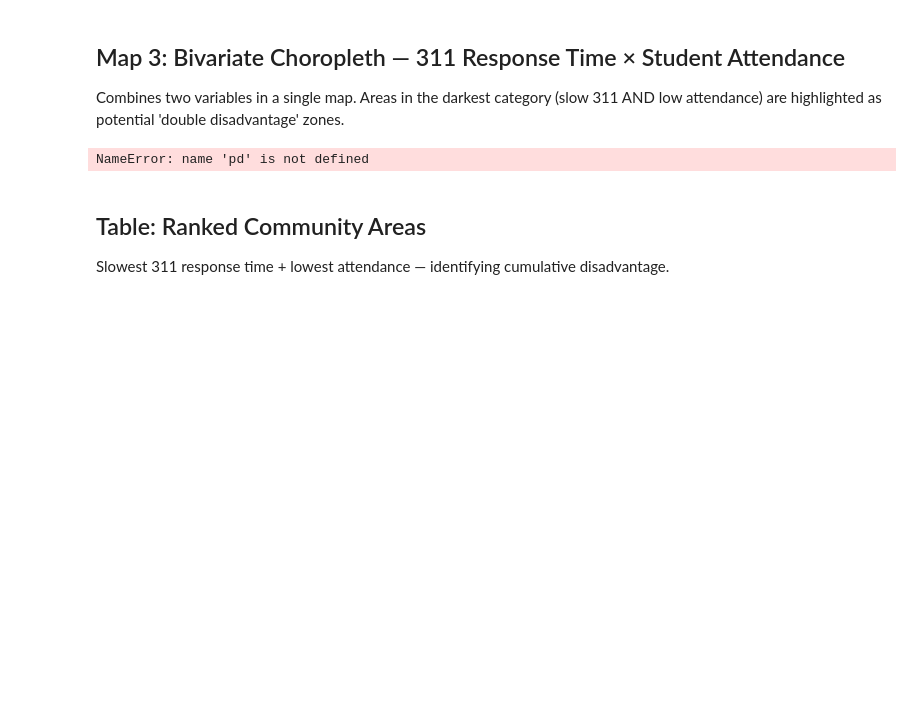
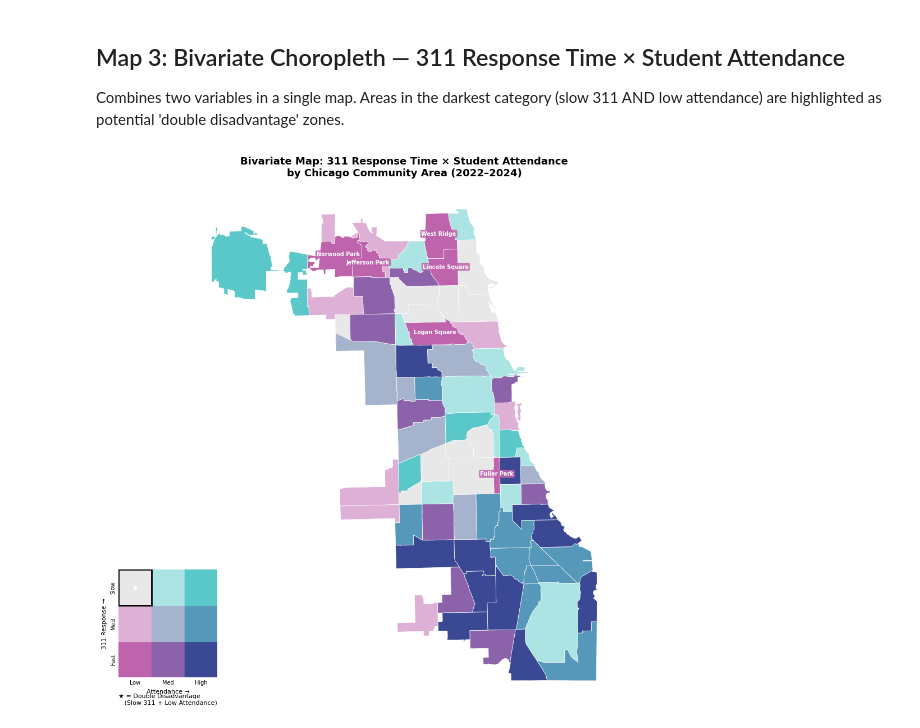
Before and after one commit to yiwang43/spatial-edu-inequality, a Jupyter notebook: maps_spatial_analysis.ipynb, the cells around one changed output. Cells and saved outputs as stored; diff of their text form; code cells hidden in the pictures; blank space fills up the shorter version.

```diff
--- a/maps_spatial_analysis.ipynb
+++ b/maps_spatial_analysis.ipynb
@@ -250,106 +252,84 @@ Saved: map_02_four_panel_overview.png
 ## Map 3: Bivariate Choropleth — 311 Response Time × Student Attendance
 Combines two variables in a single map. Areas in the darkest category (slow 311 AND low attendance) are highlighted as potential 'double disadvantage' zones.
 # %%
-# ── Bivariate choropleth setup ────────────────────────────────────────────────
-# Classify each variable into 3 quantile bins (low / medium / high)
+#  Bivariate choropleth setup
 gdf_merged['bin_311'] = pd.qcut(
-    gdf_merged['log_311_response'], q=3, labels=[0, 1, 2]   # 0=fast, 2=slow
+    gdf_merged['log_311_response'], q=3, labels=[0, 1, 2]
 ).astype(float)
 
 gdf_merged['bin_att'] = pd.qcut(
-    gdf_merged['cps_student_attendance'], q=3, labels=[2, 1, 0]  # 0=low att, 2=high att
+    gdf_merged['cps_student_attendance'], q=3, labels=[2, 1, 0]
 ).astype(float)
 
-# Combined bivariate class (0–8), with NaN handling
 gdf_merged['bivar_class'] = (
     gdf_merged['bin_311'].fillna(-1) * 3 + gdf_merged['bin_att'].fillna(-1)
 ).where(gdf_merged['bin_311'].notna() & gdf_merged['bin_att'].notna(), other=np.nan)
 
-# ── 3×3 bivariate color matrix ────────────────────────────────────────────────
-# Rows = 311 speed (0=fast→2=slow), Cols = Attendance (0=low→2=high)
-# Red corner (2,0) = slow 311 + low attendance = double disadvantage
 bivar_colors = {
-    0.0: '#e8e8e8',   # fast 311, low att  (grey-white)
-    1.0: '#ace4e4',   # fast 311, med att
-    2.0: '#5ac8c8',   # fast 311, high att (teal)
-    3.0: '#dfb0d6',   # med 311,  low att
-    4.0: '#a5b3cc',   # med 311,  med att
-    5.0: '#5698b9',   # med 311,  high att
-    6.0: '#be64ac',   # slow 311, low att  — DOUBLE DISADVANTAGE (purple)
-    7.0: '#8c62aa',   # slow 311, med att
-    8.0: '#3b4994',   # slow 311, high att (dark blue)
+    0.0: '#e8e8e8', 1.0: '#ace4e4', 2.0: '#5ac8c8',
+    3.0: '#dfb0d6', 4.0: '#a5b3cc', 5.0: '#5698b9',
+    6.0: '#be64ac', 7.0: '#8c62aa', 8.0: '#3b4994',
 }
 
 gdf_merged['bivar_color'] = gdf_merged['bivar_class'].map(bivar_colors).fillna('#d3d3d3')
 
-# ── Plot ──────────────────────────────────────────────────────────────────────
+#  Plot
 fig, ax = plt.subplots(figsize=(11, 12))
 
-gdf_merged.plot(
-    color=gdf_merged['bivar_color'],
-    linewidth=0.5,
-    edgecolor='white',
-    ax=ax
-)
+gdf_merged.plot(color=gdf_merged['bivar_color'], linewidth=0.5, edgecolor='white', ax=ax)
 
-# Annotate double-disadvantage areas (class 6 = slow 311 + low attendance)
 double_dis = gdf_merged[gdf_merged['bivar_class'] == 6.0]
 for _, row in double_dis.iterrows():
     centroid = row['geometry'].centroid
     ax.annotate(
         row['community_area_name'].title(),
         xy=(centroid.x, centroid.y),
-        fontsize=7,
-        ha='center',
-        color='white',
-        fontweight='bold',
+        fontsize=7, ha='center', color='white', fontweight='bold',
         bbox=dict(boxstyle='round,pad=0.2', fc='#be64ac', alpha=0.85, ec='none')
     )
 
 ax.set_title(
     'Bivariate Map: 311 Response Time × Student Attendance\nby Chicago Community Area (2022–2024)',
     fontsize=13, fontweight='bold', pad=12
 )
 ax.axis('off')
 
 # ── Legend (3×3 grid inset) ───────────────────────────────────────────────────
-legend_ax = fig.add_axes([0.12, 0.08, 0.18, 0.18])   # [left, bottom, width, height]
+legend_ax = fig.add_axes([0.05, 0.15, 0.16, 0.16])  # raised bottom, slightly smaller
 legend_matrix = np.array([
-    [bivar_colors[6.0], bivar_colors[7.0], bivar_colors[8.0]],  # slow 311
+    [bivar_colors[6.0], bivar_colors[7.0], bivar_colors[8.0]],  # slow 311 (top row)
     [bivar_colors[3.0], bivar_colors[4.0], bivar_colors[5.0]],  # med 311
-    [bivar_colors[0.0], bivar_colors[1.0], bivar_colors[2.0]],  # fast 311
+    [bivar_colors[0.0], bivar_colors[1.0], bivar_colors[2.0]],  # fast 311 (bottom row)
 ])
 for r in range(3):
     for c in range(3):
-        legend_ax.add_patch(
-            mpatches.Rectangle((c, r), 1, 1, color=legend_matrix[r, c])
-        )
+        legend_ax.add_patch(mpatches.Rectangle((c, r), 1, 1, color=legend_matrix[r, c]))
+
 legend_ax.set_xlim(0, 3)
 legend_ax.set_ylim(0, 3)
-legend_ax.set_xticks([0, 1.5, 3])
-legend_ax.set_xticklabels(['Low', '', 'High'], fontsize=8)
-legend_ax.set_yticks([0, 1.5, 3])
-legend_ax.set_yticklabels(['Fast', '', 'Slow'], fontsize=8, rotation=90, va='center')
-legend_ax.set_xlabel('Attendance →', fontsize=8, labelpad=2)
-legend_ax.set_ylabel('311 Response →', fontsize=8, labelpad=2)
-legend_ax.set_title('Legend', fontsize=8, fontweight='bold')
+
+# Centered tick labels — no corner collision
+legend_ax.set_xticks([0.5, 1.5, 2.5])
+legend_ax.set_xticklabels(['Low', 'Med', 'High'], fontsize=7)
+legend_ax.set_yticks([0.5, 1.5, 2.5])
+legend_ax.set_yticklabels(['Fast', 'Med', 'Slow'], fontsize=7, rotation=90, va='center')
+
+legend_ax.set_xlabel('Attendance →', fontsize=8, labelpad=4)
+legend_ax.set_ylabel('311 Response →', fontsize=8, labelpad=4)
 legend_ax.tick_params(length=0)
 for spine in legend_ax.spines.values():
     spine.set_visible(False)
 
 # Highlight double disadvantage cell
 legend_ax.add_patch(
     mpatches.Rectangle((0, 2), 1, 1, fill=False, edgecolor='black', linewidth=2)
 )
 legend_ax.text(0.5, 2.5, '★', ha='center', va='center', fontsize=10, color='white')
 
-fig.text(0.12, 0.27, '★ = Double Disadvantage\n  (Slow 311 + Low Attendance)', fontsize=8)
+# Annotation text safely below the legend box (bottom=0.15, so place at 0.11)
+fig.text(0.05, 0.11, '★ = Double Disadvantage\n   (Slow 311 + Low Attendance)', fontsize=8)
 
 plt.savefig('map_03_bivariate_311_attendance.png', dpi=200, bbox_inches='tight')
 plt.show()
-print('Saved: map_03_bivariate_311_attendance.png')
 # %% [output]
-NameError: name 'pd' is not defined
+[figure, added]
-# %% [markdown]
-## Table: Ranked Community Areas
-Slowest 311 response time + lowest attendance — identifying cumulative disadvantage.
```
Also changed, not shown: parts of 9 cells of this notebook.
